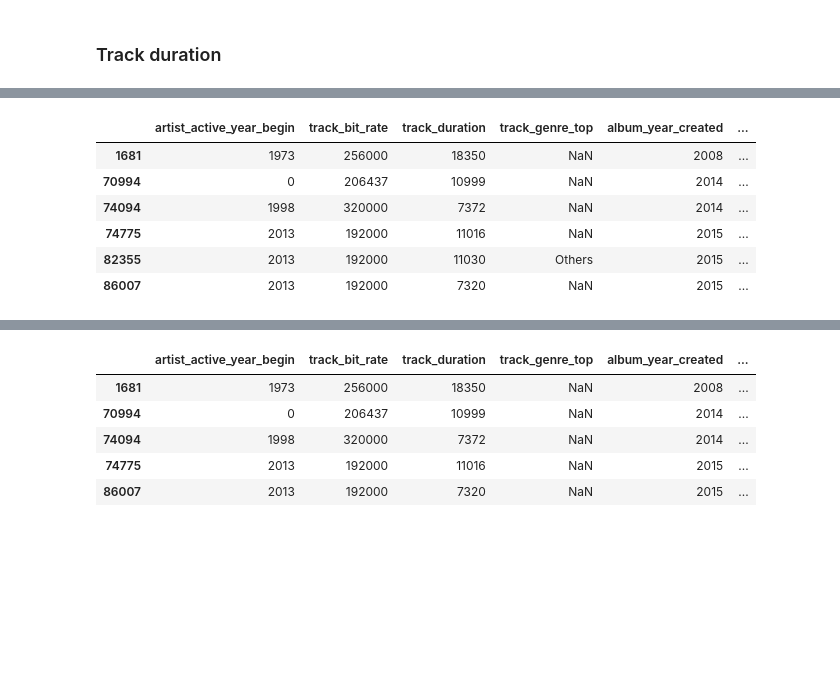
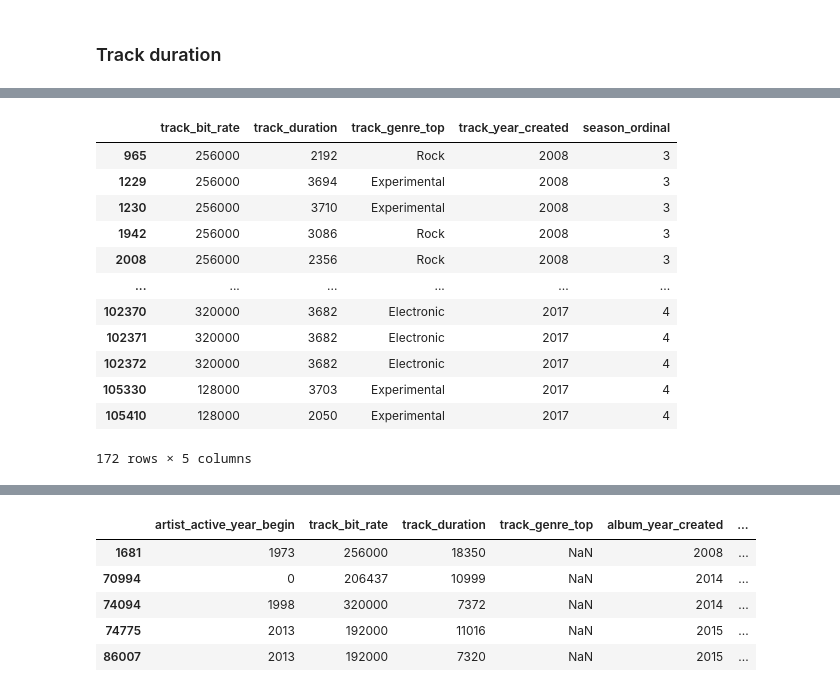
Before and after one commit to alexandrabradan/Datamining2_AdvancedTopics, a Jupyter notebook: notebook/Module_1/Music Analysis_understanding.ipynb, the cells around one changed output, grey strips where cells are left out. Saved outputs shown, nothing was run; the diff lists cells and outputs as text; code cells hidden in the pictures; blank space fills up the shorter version.

```diff
--- a/notebook/Module_1/Music Analysis_understanding.ipynb
+++ b/notebook/Module_1/Music Analysis_understanding.ipynb
@@ -898,9 +1015,9 @@ cols = ["album_year_created", "track_bit_rate", "track_duration", "artist_active
 # %%
-for column in df_tracks_part_reduced.columns:
+for column in tracks_3_genres.columns:
     if column != 'track_genre_top':
         if column not in cols:
-            df_tracks_part_reduced = df_tracks_part_reduced.drop(column, axis =1)
+            tracks_3_genres = tracks_3_genres.drop(column, axis =1)
 
-df_tracks_part_reduced.info()
+tracks_3_genres.info()
 # %% [output]
 <class 'pandas.core.frame.DataFrame'>
@@ -946,0 +1057,10 @@ cols = ["album_year_created", "track_bit_rate", "track_duration", "artist_active
+# %%
+season_dict = {
+    'spring' : 1,
+    'summer' : 2,
+    'autumn' : 3,
+    'winter' : 4,
+}
+# %%
+tracks_3_genres['season_ordinal'] = tracks_3_genres.season_track_created.map(season_dict).fillna(0).astype(int)
+tracks_all_genres['season_ordinal'] = tracks_all_genres.season_track_created.map(season_dict).fillna(0).astype(int)
@@ -1064,0 +1184,4 @@ df_tracks_reduced_norm
+# %%
+tracks_3_genres_full = tracks_3_genres
+tracks_3_genres = tracks_3_genres[tracks_3_genres['track_genre_top'].notna()]
+tracks_3_genres
@@ -1176,14 +1397,20 @@ for i, genre in enumerate(df_tracks_part_reduced['track_genre_top'].dropna().uni
 # %%
-tr_dr = df_tracks_part_reduced[df_tracks_part_reduced['track_duration'] > 4000]
+tr_dr = tracks_3_genres_full[tracks_3_genres_full['track_duration'] > 2000]
 tr_dr
 # %% [output]
-|  | artist_active_year_begin | track_bit_rate | track_duration | track_genre_top | album_year_created | ... |
-| 1681 | 1973 | 256000 | 18350 | NaN | 2008 | ... |
-| 70994 | 0 | 206437 | 10999 | NaN | 2014 | ... |
-| 74094 | 1998 | 320000 | 7372 | NaN | 2014 | ... |
-| 74775 | 2013 | 192000 | 11016 | NaN | 2015 | ... |
-| 82355 | 2013 | 192000 | 11030 | Others | 2015 | ... |
-| 86007 | 2013 | 192000 | 7320 | NaN | 2015 | ... |
+|  | track_bit_rate | track_duration | track_genre_top | track_year_created | season_ordinal |
+| 965 | 256000 | 2192 | Rock | 2008 | 3 |
+| 1229 | 256000 | 3694 | Experimental | 2008 | 3 |
+| 1230 | 256000 | 3710 | Experimental | 2008 | 3 |
+| 1942 | 256000 | 3086 | Rock | 2008 | 3 |
+| 2008 | 256000 | 2356 | Rock | 2008 | 3 |
+| ... | ... | ... | ... | ... | ... |
+| 102370 | 320000 | 3682 | Electronic | 2017 | 4 |
+| 102371 | 320000 | 3682 | Electronic | 2017 | 4 |
+| 102372 | 320000 | 3682 | Electronic | 2017 | 4 |
+| 105330 | 128000 | 3703 | Experimental | 2017 | 4 |
+| 105410 | 128000 | 2050 | Experimental | 2017 | 4 |
+172 rows × 5 columns
 # %%
 for genre in genre_unique:
     count = 0
```
Also changed, not shown: parts of 185 cells of this notebook.
